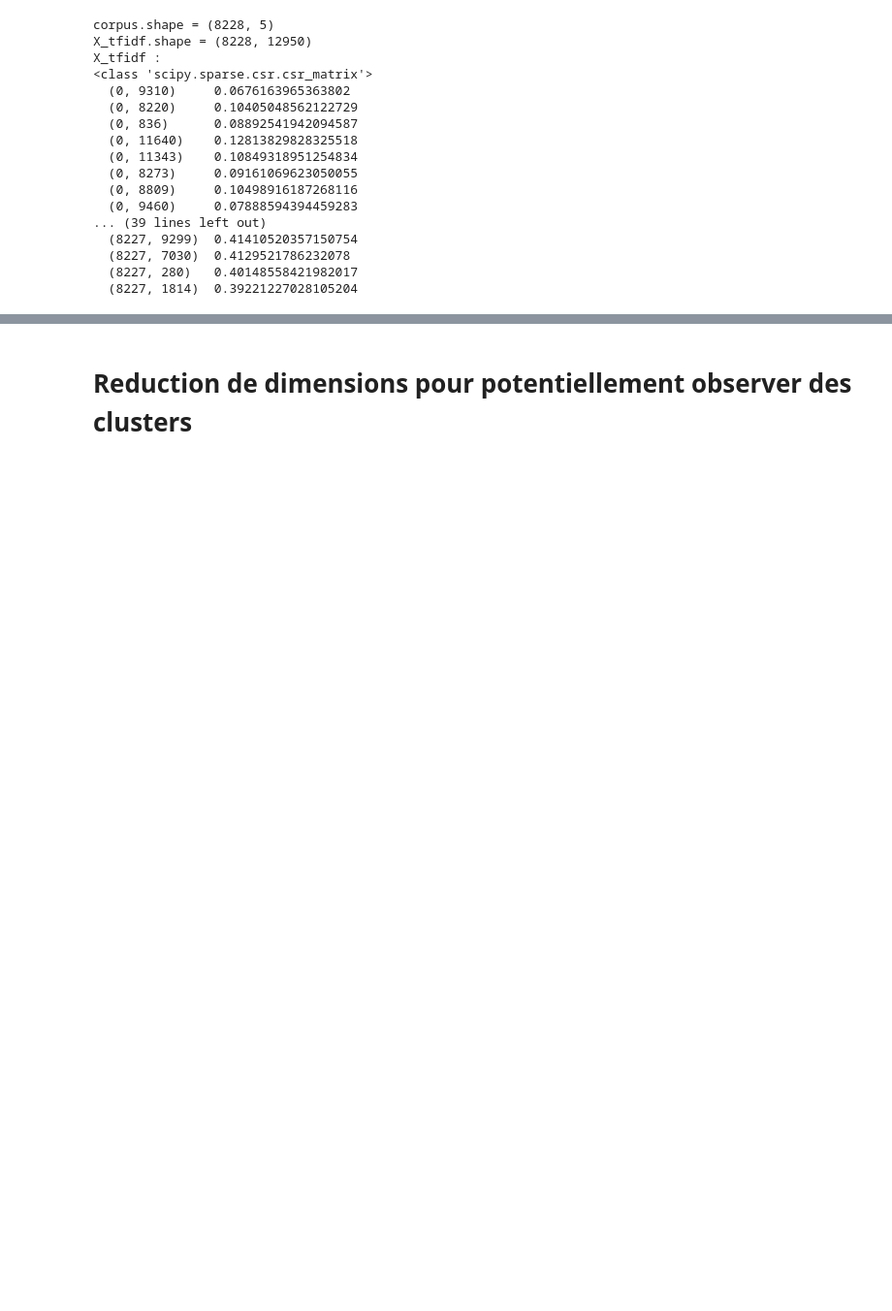
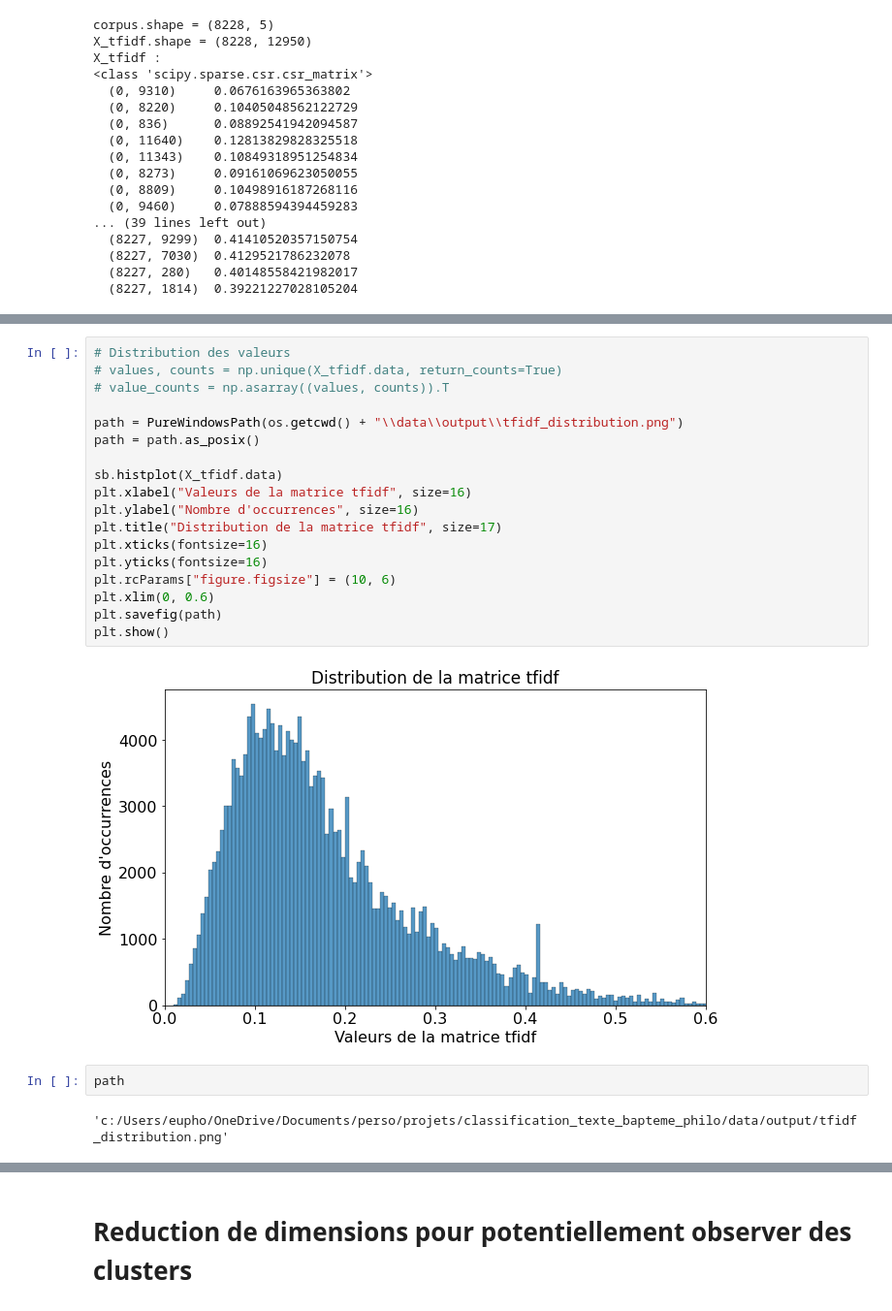
Before and after one commit to lolodino77/classification_texte_articles, a Jupyter notebook: clustering/dimension_reduction.ipynb, the cells around one changed output, grey strips where cells are left out. Shown at 97% size. Drawn from its saved outputs; the diff is of its cells as text; blank space fills up the shorter version.

```diff
--- a/clustering/dimension_reduction.ipynb
+++ b/clustering/dimension_reduction.ipynb
@@ -169,0 +189,24 @@ plt.show()
+# %%
+# Distribution des valeurs
+# values, counts = np.unique(X_tfidf.data, return_counts=True)
+# value_counts = np.asarray((values, counts)).T
+
+path = PureWindowsPath(os.getcwd() + "\\data\\output\\tfidf_distribution.png")
+path = path.as_posix()
+
+sb.histplot(X_tfidf.data)
+plt.xlabel("Valeurs de la matrice tfidf", size=16)
+plt.ylabel("Nombre d'occurrences", size=16)
+plt.title("Distribution de la matrice tfidf", size=17)
+plt.xticks(fontsize=16)
+plt.yticks(fontsize=16)
+plt.rcParams["figure.figsize"] = (10, 6)
+plt.xlim(0, 0.6)
+plt.savefig(path)
+plt.show()
+# %% [output]
+[figure, added]
+# %%
+path
+# %% [output]
+'c:/Users/eupho/OneDrive/Documents/perso/projets/classification_texte_bapteme_philo/data/output/tfidf_distribution.png'
```
Also changed, not shown: parts of 12 cells of this notebook, 6 other files.
